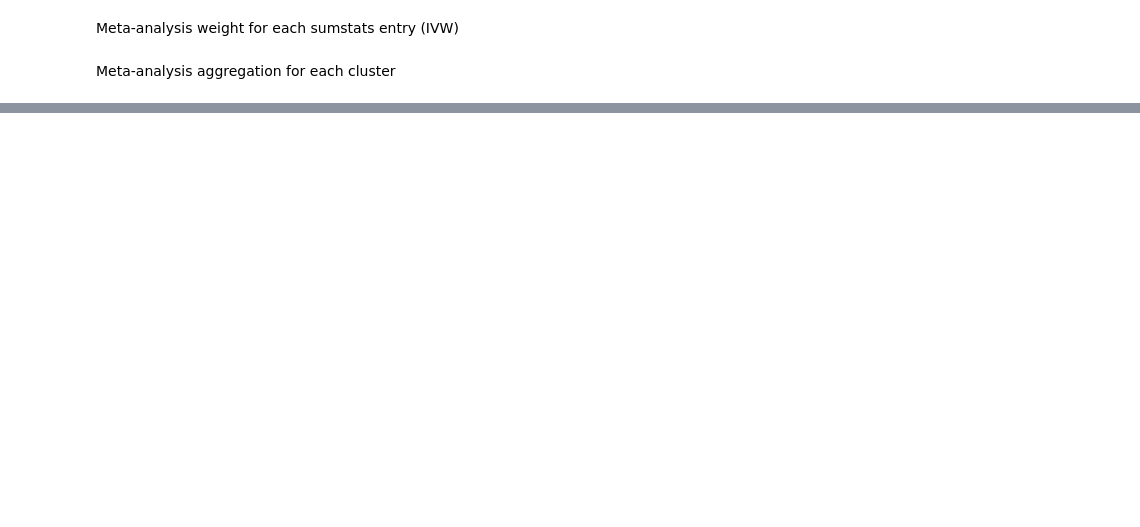
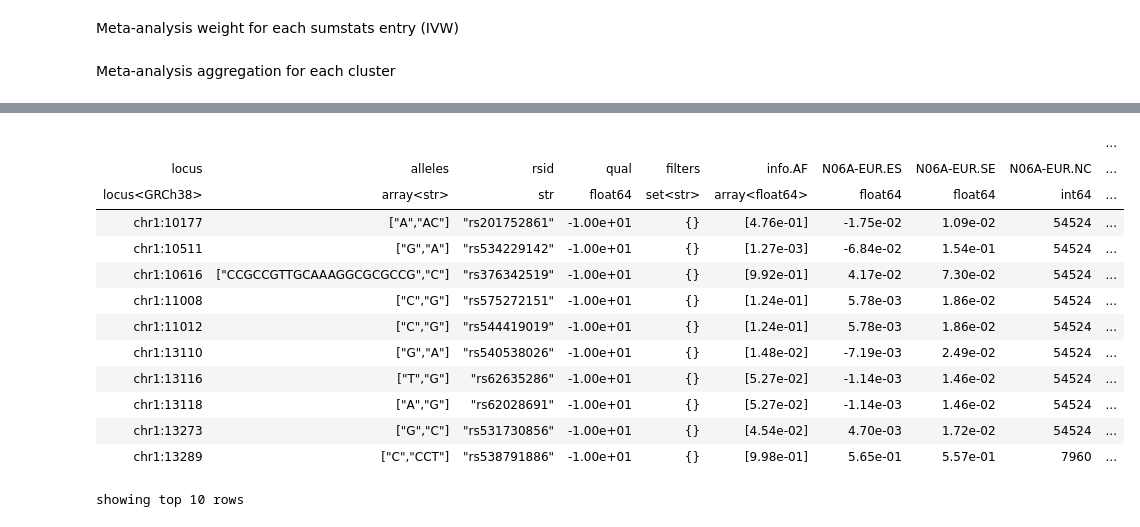
Before and after one commit to ccbs-stradl/antidep-gwas, a Jupyter notebook: meta.ipynb, the cells around one changed output, grey strips where cells are left out. Saved outputs shown, nothing was run; the diff lists cells and outputs as text; code cells hidden in the pictures; blank space fills up the shorter version.

```diff
--- a/meta.ipynb
+++ b/meta.ipynb
@@ -83,11 +99,13 @@ mw = mw.annotate_entries(
 # %% [markdown]
 Meta-analysis aggregation for each cluster
 # %%
-ma = mw.group_cols_by(mw.cluster).aggregate(
-    ES=hl.agg.array_sum(mw.ES_w) / hl.agg.array_sum(mw.ivw),
-    SE=hl.map(lambda ivw_sum: hl.sqrt(1 / ivw_sum), hl.agg.array_sum(mw.ivw)),
-    NC=hl.agg.array_sum(mw.NC),
-    SS=hl.agg.array_sum(mw.SS)
+ma = mw.group_cols_by(mw.analysis).aggregate(
+    ES=(hl.agg.array_sum(mw.ES_w) / hl.agg.array_sum(mw.ivw)).first(),
+    SE=hl.map(lambda ivw_sum: hl.sqrt(1 / ivw_sum), hl.agg.array_sum(mw.ivw)).first(),
+    NC=hl.agg.array_sum(mw.NC).first(),
+    SS=hl.agg.array_sum(mw.SS).first(),
+    AF=(hl.agg.array_sum(mw.AF_w) / hl.agg.array_sum(mw.ncw)).first(),
+    SI=(hl.agg.array_sum(mw.SI_w) / hl.agg.array_sum(mw.ncw)).first()
 )
 # %%
 ma.ES.show()
@@ -110,0 +156,17 @@ showing top 10 rows
+# %%
+ma.filter_cols(ma.analysis == "N06A-EUR").make_table().flatten().show()
+# %% [output]
+|  |  |  |  |  |  |  |  |  | ... |
+| locus | alleles | rsid | qual | filters | info.AF | N06A-EUR.ES | N06A-EUR.SE | N06A-EUR.NC | ... |
+| locus<GRCh38> | array<str> | str | float64 | set<str> | array<float64> | float64 | float64 | int64 | ... |
+| chr1:10177 | ["A","AC"] | "rs201752861" | -1.00e+01 | {} | [4.76e-01] | -1.75e-02 | 1.09e-02 | 54524 | ... |
+| chr1:10511 | ["G","A"] | "rs534229142" | -1.00e+01 | {} | [1.27e-03] | -6.84e-02 | 1.54e-01 | 54524 | ... |
+| chr1:10616 | ["CCGCCGTTGCAAAGGCGCGCCG","C"] | "rs376342519" | -1.00e+01 | {} | [9.92e-01] | 4.17e-02 | 7.30e-02 | 54524 | ... |
+| chr1:11008 | ["C","G"] | "rs575272151" | -1.00e+01 | {} | [1.24e-01] | 5.78e-03 | 1.86e-02 | 54524 | ... |
+| chr1:11012 | ["C","G"] | "rs544419019" | -1.00e+01 | {} | [1.24e-01] | 5.78e-03 | 1.86e-02 | 54524 | ... |
+| chr1:13110 | ["G","A"] | "rs540538026" | -1.00e+01 | {} | [1.48e-02] | -7.19e-03 | 2.49e-02 | 54524 | ... |
+| chr1:13116 | ["T","G"] | "rs62635286" | -1.00e+01 | {} | [5.27e-02] | -1.14e-03 | 1.46e-02 | 54524 | ... |
+| chr1:13118 | ["A","G"] | "rs62028691" | -1.00e+01 | {} | [5.27e-02] | -1.14e-03 | 1.46e-02 | 54524 | ... |
+| chr1:13273 | ["G","C"] | "rs531730856" | -1.00e+01 | {} | [4.54e-02] | 4.70e-03 | 1.72e-02 | 54524 | ... |
+| chr1:13289 | ["C","CCT"] | "rs538791886" | -1.00e+01 | {} | [9.98e-01] | 5.65e-01 | 5.57e-01 | 7960 | ... |
+showing top 10 rows
```
Also changed, not shown: parts of 17 cells of this notebook.
